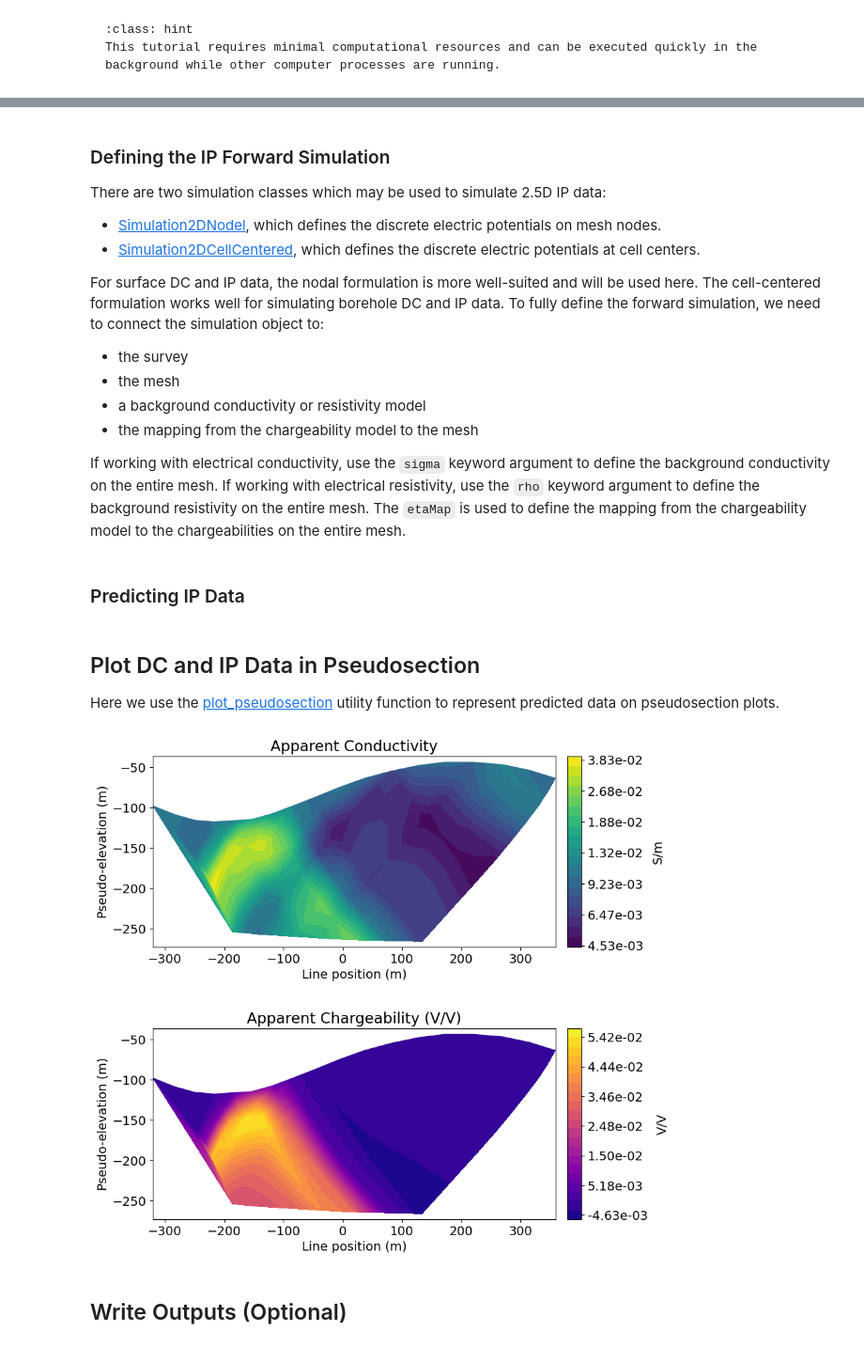
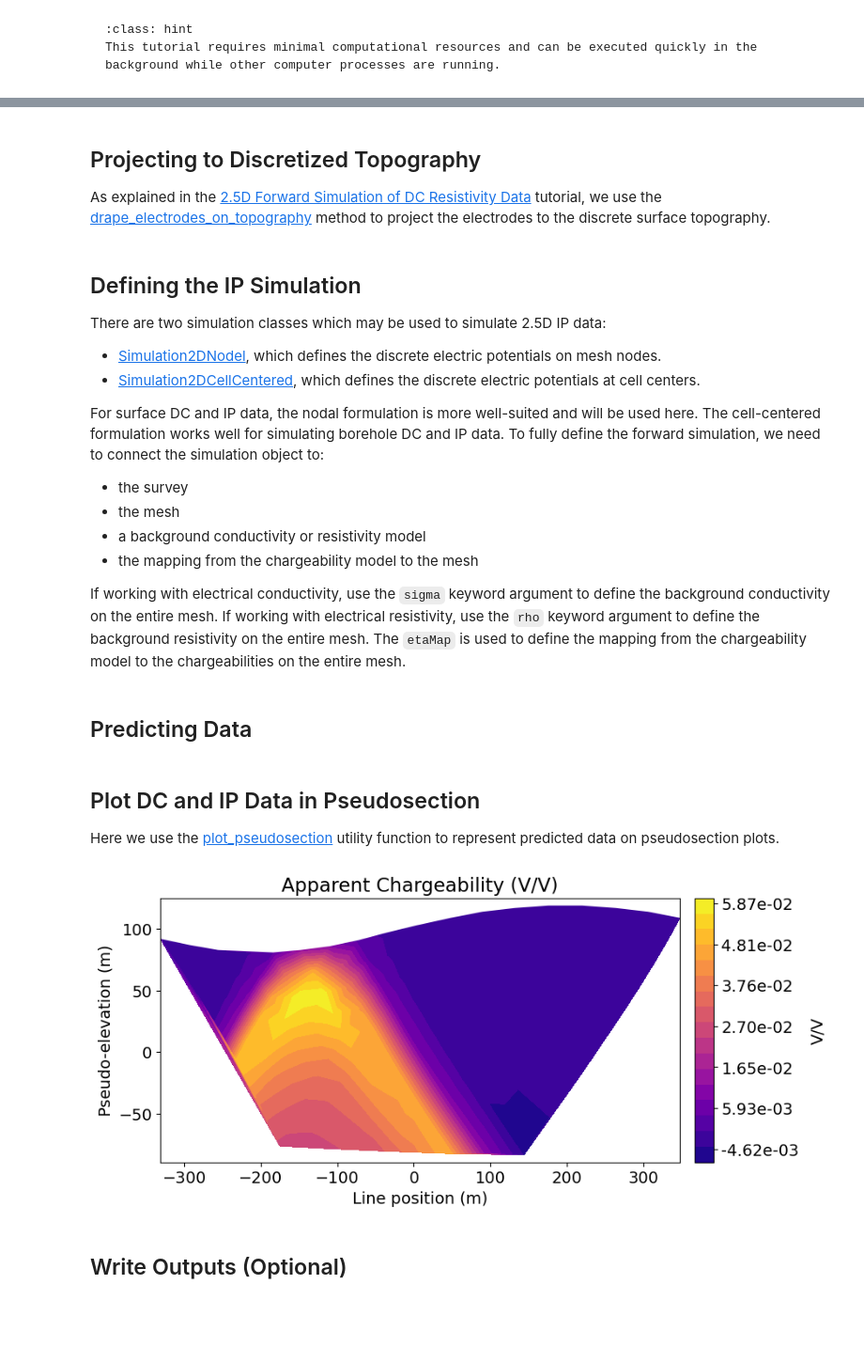
Before and after one commit to simpeg/user-tutorials, a Jupyter notebook: notebooks/06-ip/fwd_dcip_2d.ipynb, the cells around one changed output, grey strips where cells are left out. Shown at 94% size. Saved outputs shown, nothing was run; the diff lists cells and outputs as text; code cells hidden in the pictures; blank space fills up the shorter version.

```diff
--- a/notebooks/06-ip/fwd_dcip_2d.ipynb
+++ b/notebooks/06-ip/fwd_dcip_2d.ipynb
@@ -83,7 +95,7 @@ Here, the DC survey line is an 800 m long EW dipole-dipole line with an electrod
 # Define survey line parameters
 survey_type = "dipole-dipole"
 dimension_type = "2D"
-dc_data_type = "volt"
+data_type = 'apparent_chargeability'
 end_locations = np.r_[-400.0, 400.0]
 station_separation = 40.0
 num_rx_per_src = 10
@@ -241,17 +218 @@ Approaches for designing DC and IP surveys were discussed in [Forward Simulation
-# %%
-ip_data_type = 'apparent_chargeability'
-
-# IP survey line
-source_list = static_utils.generate_dcip_sources_line(
-    survey_type,
-    ip_data_type,
-    dimension_type,
-    end_locations,
-    topo_2d,
-    num_rx_per_src,
-    station_separation,
-)
-
-# Define survey
-ip_survey = ip.survey.Survey(source_list)
 # %% [markdown]
@@ -272,7 +233,7 @@ sphere_chargeability = 1e-1
 chargeability_model = background_chargeability * np.ones(nP)
 
 ind_chargeable = model_builder.get_indices_sphere(
-    np.r_[-120.0, -160.0], 60.0, mesh.cell_centers[ind_active, :]
+    np.r_[-120.0, 40.0], 60.0, mesh.cell_centers[ind_active, :]
 )
 chargeability_model[ind_chargeable] = sphere_chargeability
 # %%
@@ -311,7 +270,11 @@ plt.show()
+# %% [markdown]
+## Projecting to Discretized Topography
+
+As explained in the [2.5D Forward Simulation of DC Resistivity Data](../05-dcr/fwd_dcr_2d.ipynb) tutorial, we use the [drape_electrodes_on_topography](myst:SimPEG#SimPEG.electromagnetics.static.resistivity.Survey.drape_electrodes_on_topography) method to project the electrodes to the discrete surface topography.
 # %%
 ip_survey.drape_electrodes_on_topography(mesh, ind_active, option="top")
 # %% [markdown]
-### Defining the IP Forward Simulation
+## Defining the IP Simulation
 
 There are two simulation classes which may be used to simulate 2.5D IP data:
 
@@ -334,7 +297,7 @@ ip_simulation = ip.Simulation2DNodal(
     sigma=conductivity_map * conductivity_model
 )
 # %% [markdown]
-### Predicting IP Data
+## Predicting Data
 # %%
 dpred_ip = ip_simulation.dpred(chargeability_model)
 # %% [markdown]
@@ -342,49 +305,26 @@ dpred_ip = ip_simulation.dpred(chargeability_model)
 
 Here we use the [plot_pseudosection](SimPEG#SimPEG.electromagnetics.static.utils.plot_pseudosection) utility function to represent predicted data on pseudosection plots.
 # %%
-fig = plt.figure(figsize=(9, 8.5))
+fig = plt.figure(figsize=(9, 4))
 
-# Get apparent conductivities from volts and survey geometry
-apparent_conductivities = (
-    1 / static_utils.apparent_resistivity_from_voltage(dc_survey, dpred_dc)
-)
-
-# Plot apparent conductivity
-ax1 = fig.add_axes([0.1, 0.58, 0.7, 0.35])
-cax1 = fig.add_axes([0.82, 0.58, 0.025, 0.35])
-static_utils.plot_pseudosection(
-    dc_survey,
-    apparent_conductivities,
-    "contourf",
-    ax=ax1,
-    cax=cax1,
-    scale="log",
-    cbar_label="S/m",
-    mask_topography=True,
-    contourf_opts={"levels": 20, "cmap": mpl.cm.viridis},
-)
-ax1.set_title("Apparent Conductivity")
-
-# Plot apparent chargeability
-
-ax2 = fig.add_axes([0.1, 0.08, 0.7, 0.35])
-cax2 = fig.add_axes([0.82, 0.08, 0.025, 0.35])
+ax1 = fig.add_axes([0.1, 0.1, 0.7, 0.8])
+cax1 = fig.add_axes([0.82, 0.1, 0.025, 0.8])
 static_utils.plot_pseudosection(
     ip_survey,
     dpred_ip,
     "contourf",
-    ax=ax2,
-    cax=cax2,
+    ax=ax1,
+    cax=cax1,
     scale="linear",
     cbar_label="V/V",
     mask_topography=True,
     contourf_opts={"levels": 20, "cmap": mpl.cm.plasma},
 )
-ax2.set_title("Apparent Chargeability (V/V)")
+ax1.set_title("Apparent Chargeability (V/V)")
 
 plt.show()
 # %% [output]
-[figure, old version]
+[figure, new version]
 # %% [markdown]
 ## Write Outputs (Optional)
 # %%
```
Also changed, not shown: parts of 33 cells of this notebook, 7 other files.
